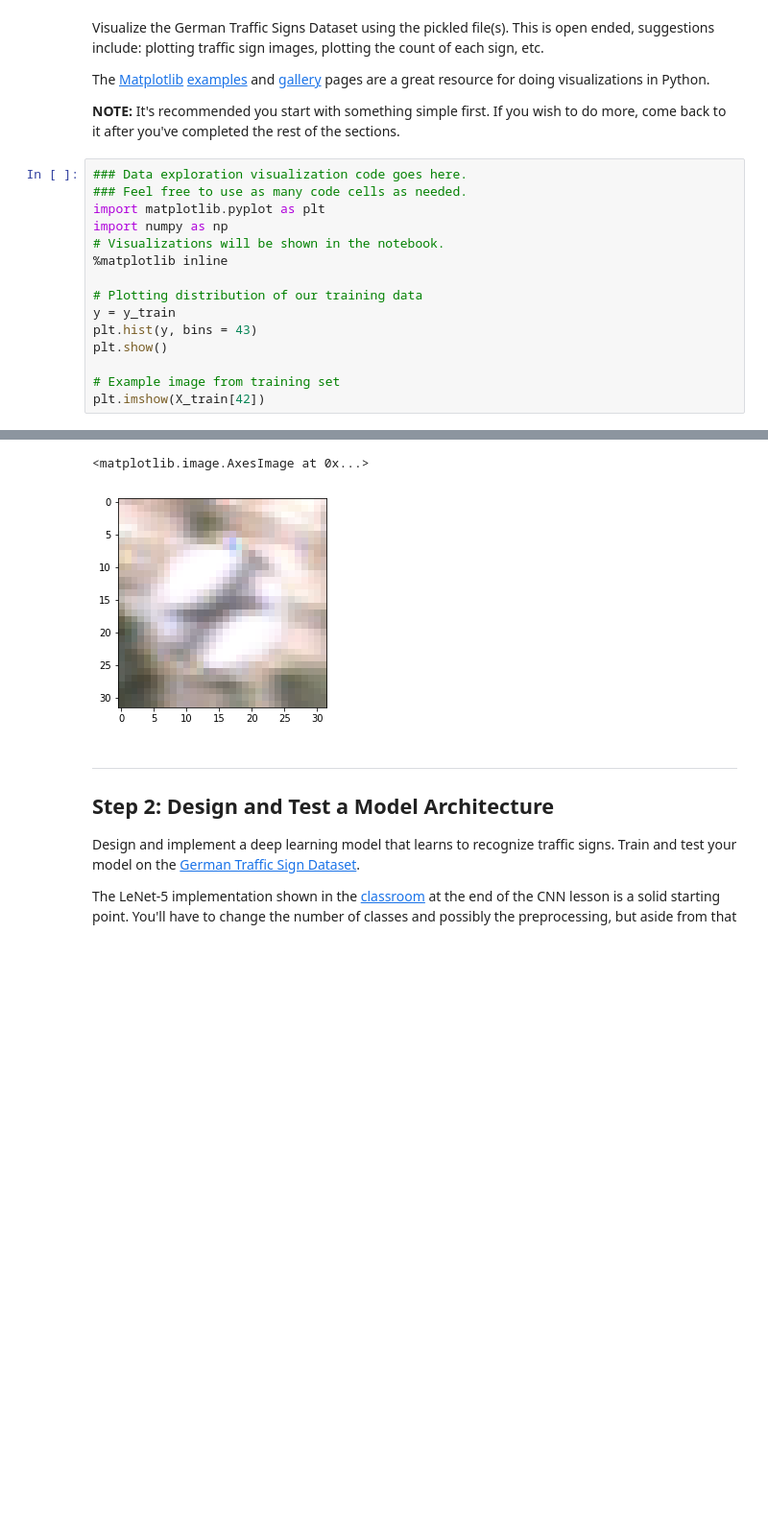
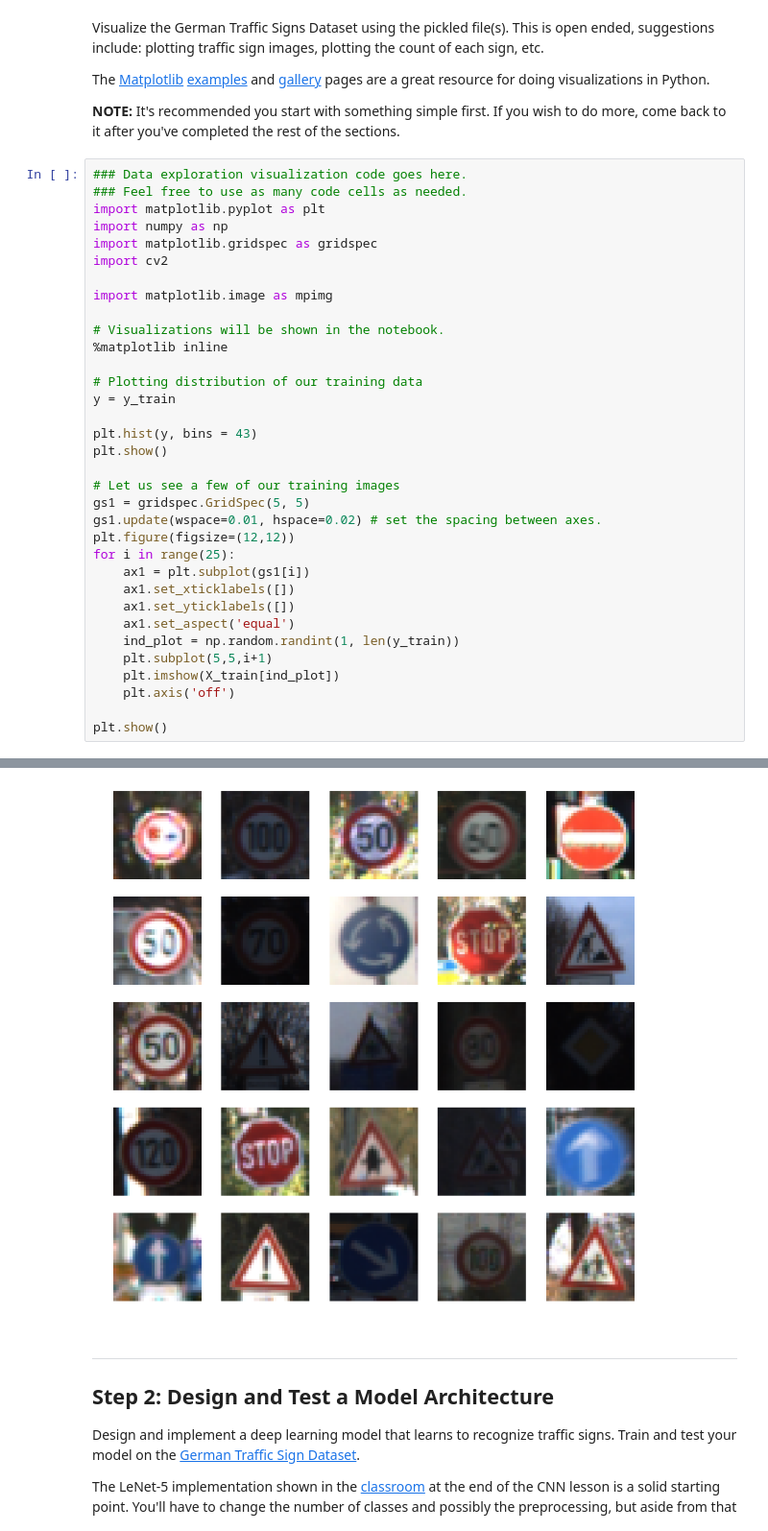
Before and after one commit to kirnh/CarND-TrafficSignClassifier-P2, a Jupyter notebook: Traffic_Sign_Classifier.ipynb, the cells around one changed output, grey strips where cells are left out. Shown at 96% size. Cells and saved outputs as stored; diff of their text form; blank space fills up the shorter version.

```diff
--- a/Traffic_Sign_Classifier.ipynb
+++ b/Traffic_Sign_Classifier.ipynb
@@ -90,22 +90,40 @@ The [Matplotlib](http://matplotlib.org/) [examples](http://matplotlib.org/exampl
 # %%
 ### Data exploration visualization code goes here.
 ### Feel free to use as many code cells as needed.
 import matplotlib.pyplot as plt
 import numpy as np
+import matplotlib.gridspec as gridspec
+import cv2
+
+import matplotlib.image as mpimg
+
 # Visualizations will be shown in the notebook.
 %matplotlib inline
 
 # Plotting distribution of our training data
 y = y_train
+
 plt.hist(y, bins = 43)
 plt.show()
 
-# Example image from training set
-plt.imshow(X_train[42])
+# Let us see a few of our training images
+gs1 = gridspec.GridSpec(5, 5)
+gs1.update(wspace=0.01, hspace=0.02) # set the spacing between axes.
+plt.figure(figsize=(12,12))
+for i in range(25):
+    ax1 = plt.subplot(gs1[i])
+    ax1.set_xticklabels([])
+    ax1.set_yticklabels([])
+    ax1.set_aspect('equal')
+    ind_plot = np.random.randint(1, len(y_train))
+    plt.subplot(5,5,i+1)
+    plt.imshow(X_train[ind_plot])
+    plt.axis('off')
+
+plt.show()
 # %% [output]
 [figure]
-<matplotlib.image.AxesImage at 0x...>
-[figure, old version]
+[figure, new version]
 # %% [markdown]
 ----
 
```
Also changed, not shown: parts of 9 cells of this notebook.
